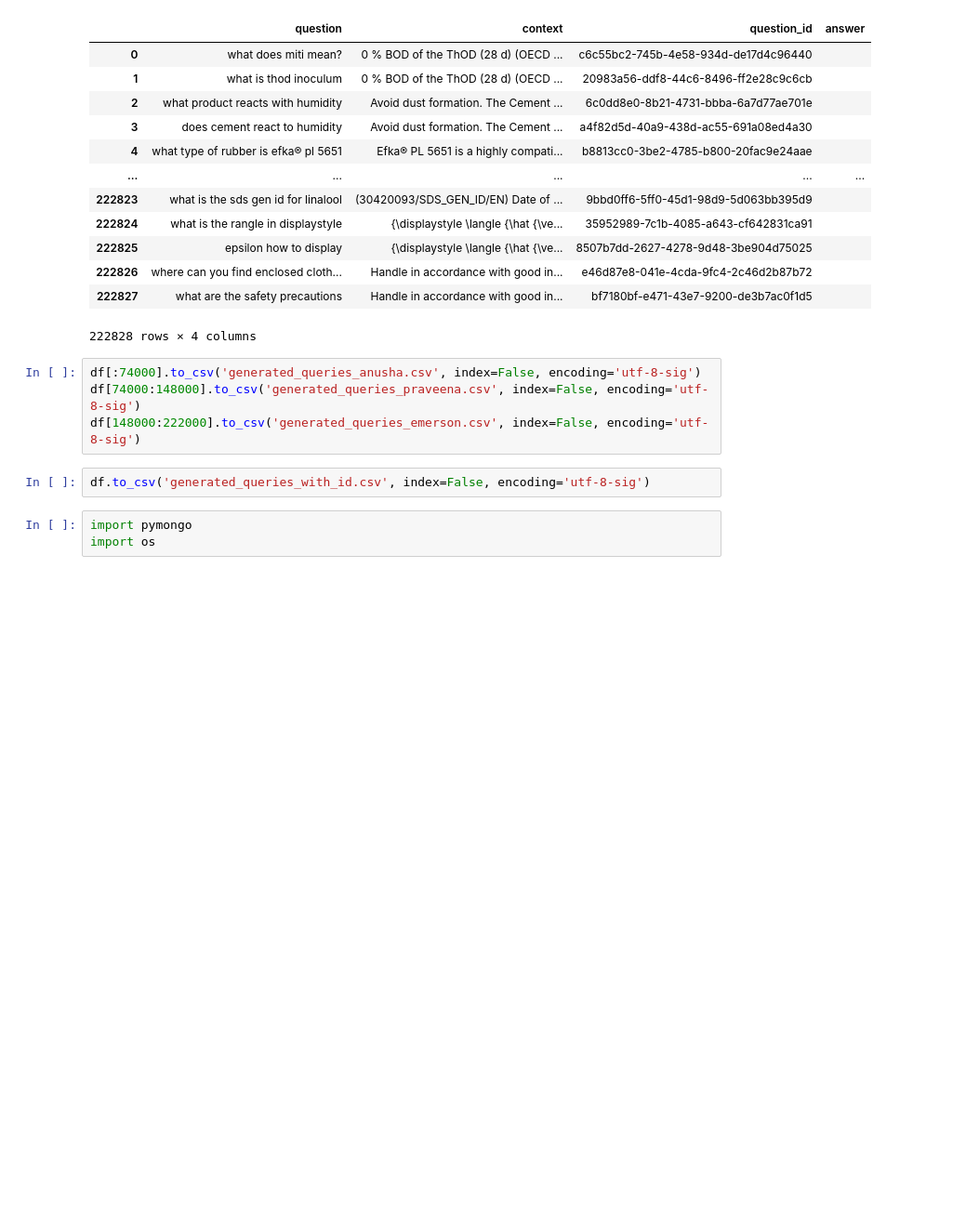
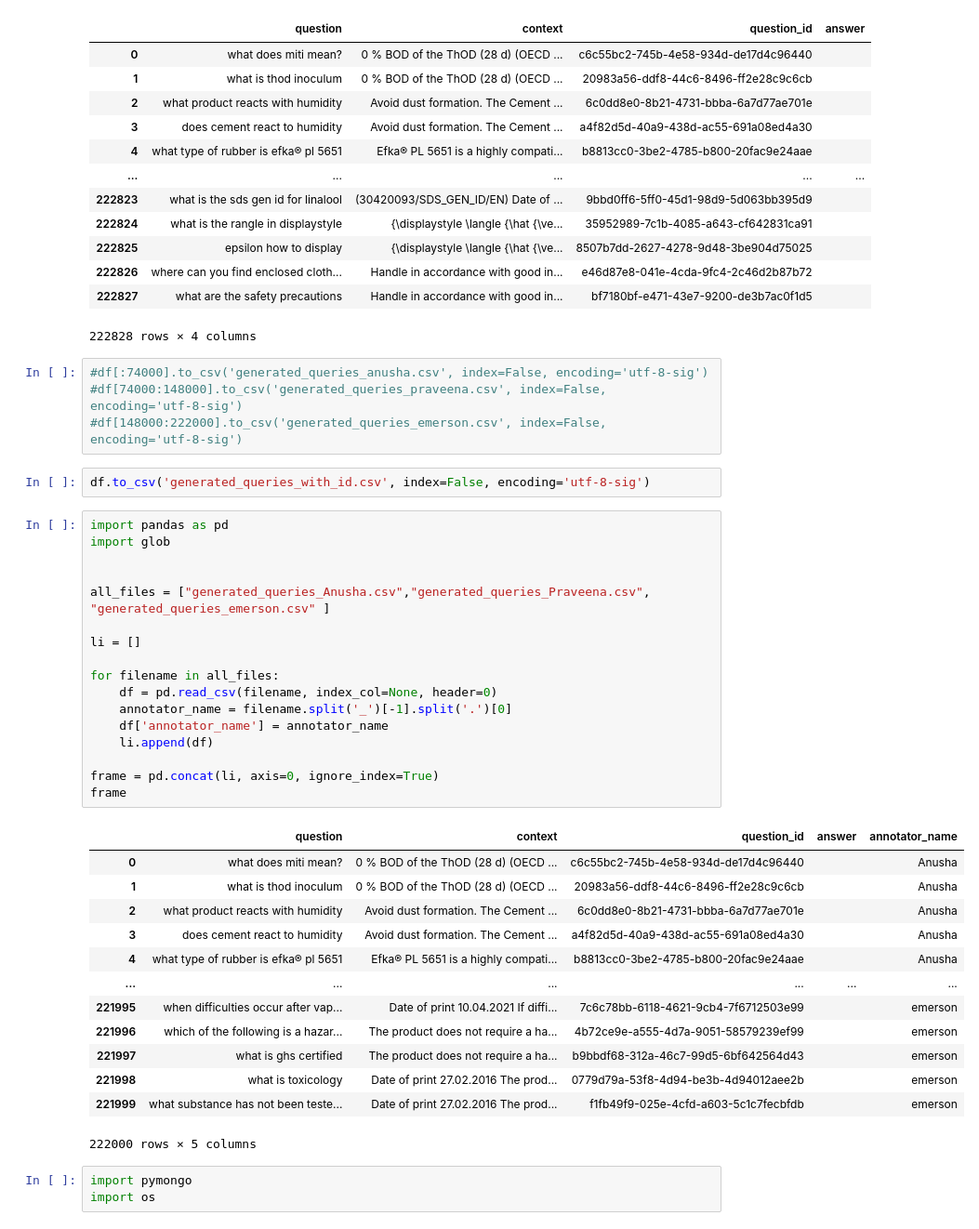
Before and after one commit to Recobo-ai/retrieval-annotator, a Jupyter notebook: Untitled.ipynb, the cells around one changed output. Shown at 93% size. Cells and saved outputs as stored; diff of their text form; blank space fills up the shorter version.

```diff
--- a/Untitled.ipynb
+++ b/Untitled.ipynb
@@ -26,11 +26,42 @@ df
 | 222827 | what are the safety precautions | Handle in accordance with good in... | bf7180bf-e471-43e7-9200-de3b7ac0f1d5 |  |
 222828 rows × 4 columns
 # %%
-df[:74000].to_csv('generated_queries_anusha.csv', index=False, encoding='utf-8-sig')
-df[74000:148000].to_csv('generated_queries_praveena.csv', index=False, encoding='utf-8-sig')
-df[148000:222000].to_csv('generated_queries_emerson.csv', index=False, encoding='utf-8-sig')
+#df[:74000].to_csv('generated_queries_anusha.csv', index=False, encoding='utf-8-sig')
+#df[74000:148000].to_csv('generated_queries_praveena.csv', index=False, encoding='utf-8-sig')
+#df[148000:222000].to_csv('generated_queries_emerson.csv', index=False, encoding='utf-8-sig')
 # %%
 df.to_csv('generated_queries_with_id.csv', index=False, encoding='utf-8-sig')
+# %%
+import pandas as pd
+import glob
+
+
+all_files = ["generated_queries_Anusha.csv","generated_queries_Praveena.csv", "generated_queries_emerson.csv" ]
+
+li = []
+
+for filename in all_files:
+    df = pd.read_csv(filename, index_col=None, header=0)
+    annotator_name = filename.split('_')[-1].split('.')[0]
+    df['annotator_name'] = annotator_name
+    li.append(df)
+
+frame = pd.concat(li, axis=0, ignore_index=True)
+frame
+# %% [output]
+|  | question | context | question_id | answer | annotator_name |
+| 0 | what does miti mean? | 0 % BOD of the ThOD (28 d) (OECD ... | c6c55bc2-745b-4e58-934d-de17d4c96440 |  | Anusha |
+| 1 | what is thod inoculum | 0 % BOD of the ThOD (28 d) (OECD ... | 20983a56-ddf8-44c6-8496-ff2e28c9c6cb |  | Anusha |
+| 2 | what product reacts with humidity | Avoid dust formation. The Cement ... | 6c0dd8e0-8b21-4731-bbba-6a7d77ae701e |  | Anusha |
+| 3 | does cement react to humidity | Avoid dust formation. The Cement ... | a4f82d5d-40a9-438d-ac55-691a08ed4a30 |  | Anusha |
+| 4 | what type of rubber is efka® pl 5651 | Efka® PL 5651 is a highly compati... | b8813cc0-3be2-4785-b800-20fac9e24aae |  | Anusha |
+| ... | ... | ... | ... | ... | ... |
+| 221995 | when difficulties occur after vap... | Date of print 10.04.2021 If diffi... | 7c6c78bb-6118-4621-9cb4-7f6712503e99 |  | emerson |
+| 221996 | which of the following is a hazar... | The product does not require a ha... | 4b72ce9e-a555-4d7a-9051-58579239ef99 |  | emerson |
+| 221997 | what is ghs certified | The product does not require a ha... | b9bbdf68-312a-46c7-99d5-6bf642564d43 |  | emerson |
+| 221998 | what is toxicology | Date of print 27.02.2016 The prod... | 0779d79a-53f8-4d94-be3b-4d94012aee2b |  | emerson |
+| 221999 | what substance has not been teste... | Date of print 27.02.2016 The prod... | f1fb49f9-025e-4cfd-a603-5c1c7fecbfdb |  | emerson |
+222000 rows × 5 columns
 # %%
 import pymongo
 import os
```
Also changed, not shown: parts of 4 cells of this notebook, 3 other files.
